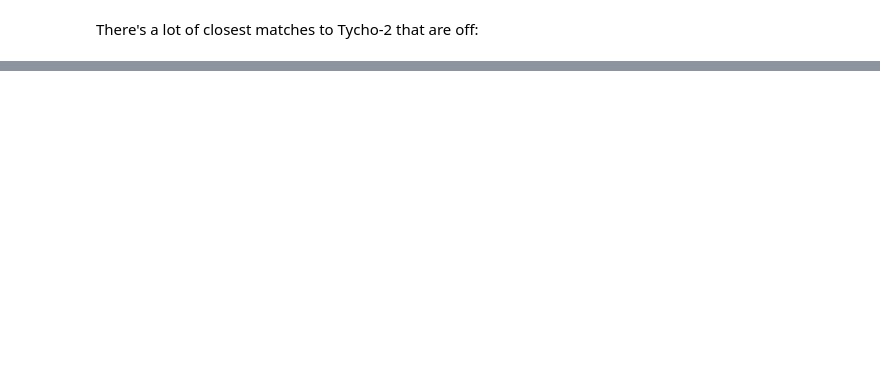
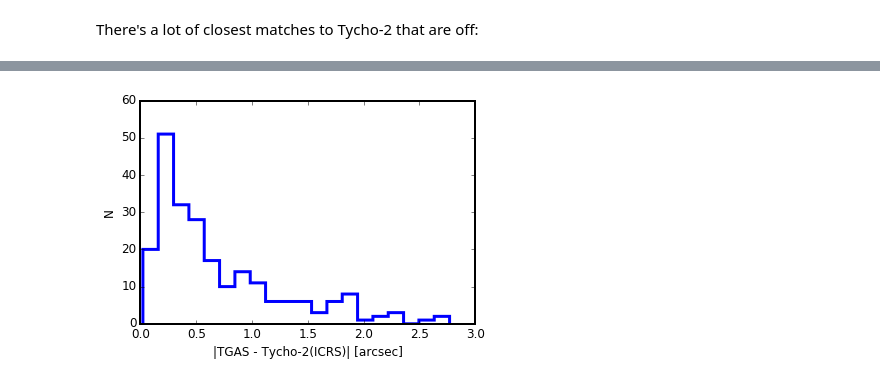
Before and after one commit to smoh/gaia-comoving-stars, a Jupyter notebook: notebooks/coordinates-tests.ipynb, the cells around one changed output, grey strips where cells are left out. Cells and saved outputs as stored; diff of their text form; code cells hidden in the pictures; blank space fills up the shorter version.

```diff
--- a/notebooks/coordinates-tests.ipynb
+++ b/notebooks/coordinates-tests.ipynb
@@ -101,0 +160,7 @@ len(df.groupby('_q')._r.min()), (df.groupby('_q')._r.min() > 1).sum()
+# %%
+ok = df1['distance_t2_icrs'].notnull()
+plt.hist(df1['distance_t2_icrs'][ok], bins=20, histtype='step', lw=3);
+plt.ylabel('N')
+plt.xlabel('|TGAS - Tycho-2(ICRS)| [arcsec]');
+# %% [output]
+[figure, added]
```
Also changed, not shown: parts of 16 cells of this notebook, 1 other file.
